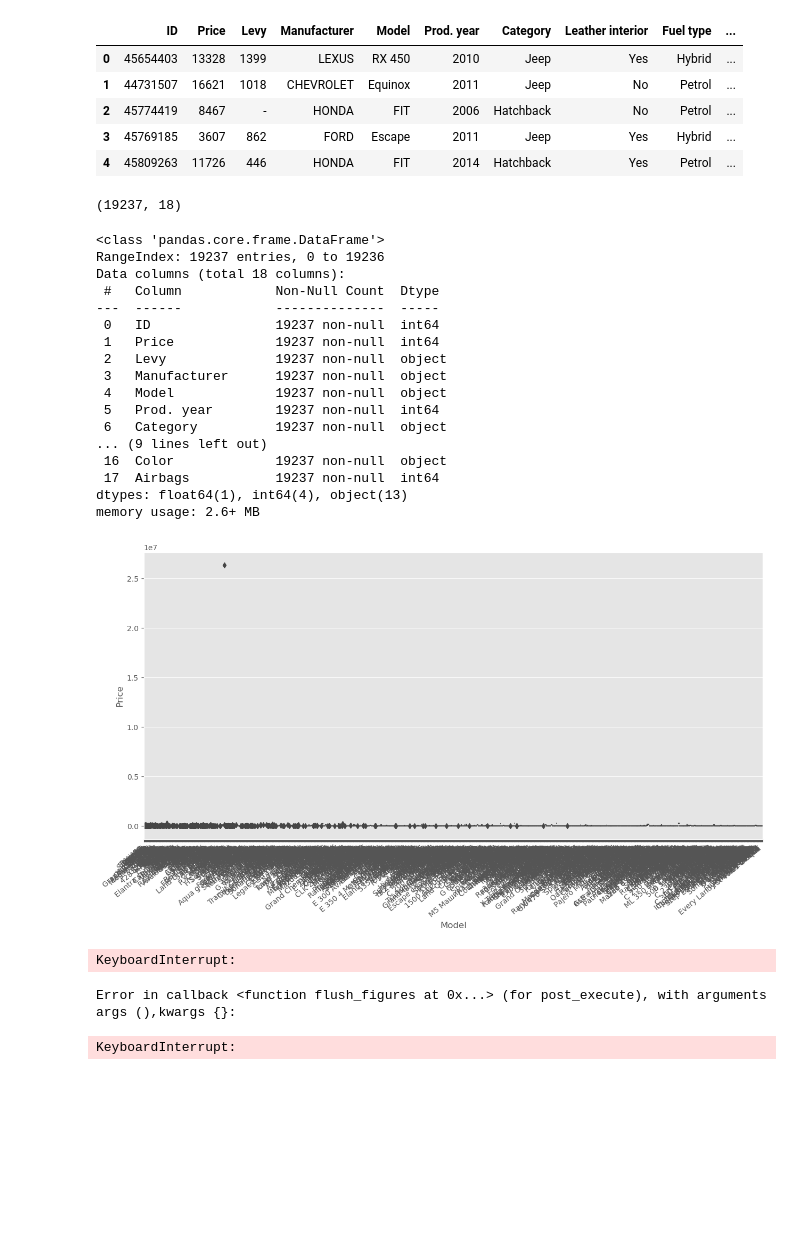
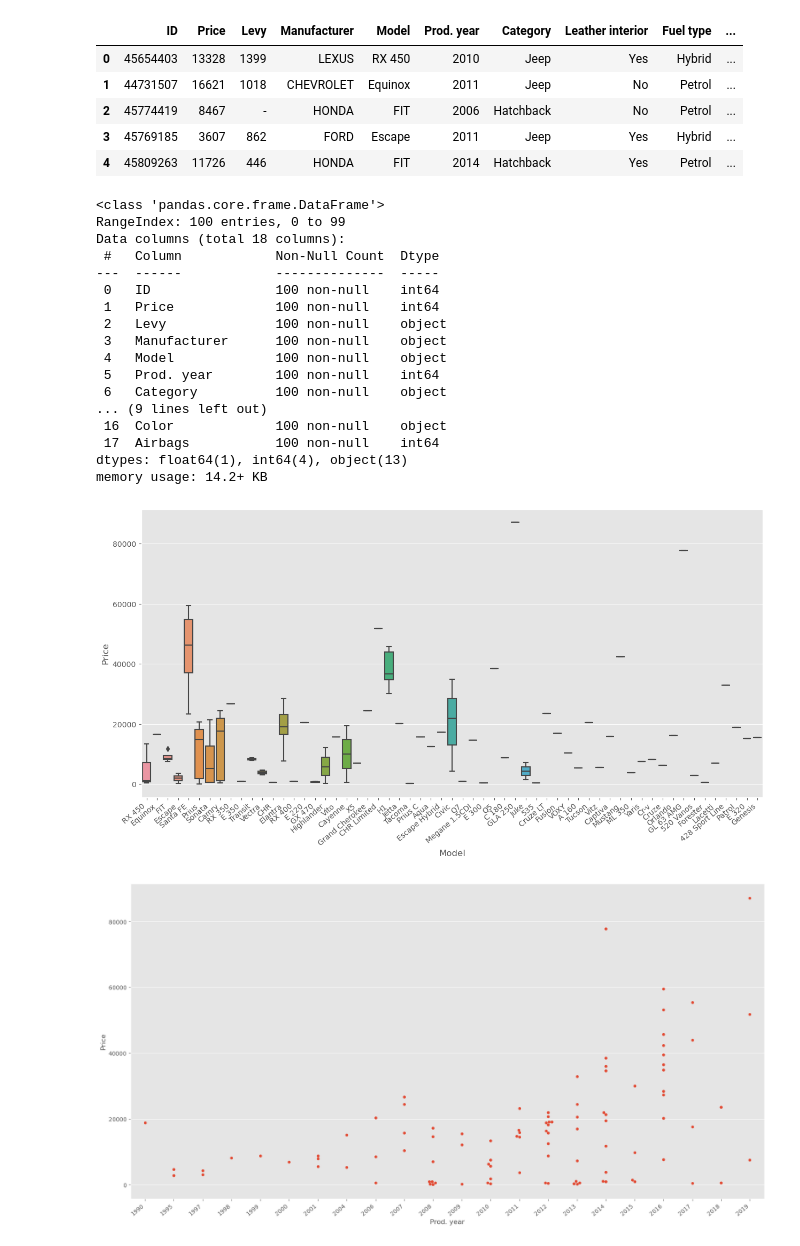
Before and after one commit to AliHShahid/CarPricePrediction, a Jupyter notebook: modelfile.ipynb, the cells around one changed output. Cells and saved outputs as stored; diff of their text form; code cells hidden in the pictures; blank space fills up the shorter version.

```diff
--- a/modelfile.ipynb
+++ b/modelfile.ipynb
@@ -18,26 +18,25 @@ car.head()
 | 4 | 45809263 | 11726 | 446 | HONDA | FIT | 2014 | Hatchback | Yes | Petrol | ... |
 # %%
 car.shape
+df = car.head(100)
-# %% [output]
-(19237, 18)
 # %%
-car.info()
+df.info()
 # %% [output]
 <class 'pandas.core.frame.DataFrame'>
-RangeIndex: 19237 entries, 0 to 19236
+RangeIndex: 100 entries, 0 to 99
 Data columns (total 18 columns):
  #   Column            Non-Null Count  Dtype
 ---  ------            --------------  -----
- 0   ID                19237 non-null  int64
- 1   Price             19237 non-null  int64
- 2   Levy              19237 non-null  object
- 3   Manufacturer      19237 non-null  object
- 4   Model             19237 non-null  object
- 5   Prod. year        19237 non-null  int64
- 6   Category          19237 non-null  object
+ 0   ID                100 non-null    int64
+ 1   Price             100 non-null    int64
+ 2   Levy              100 non-null    object
+ 3   Manufacturer      100 non-null    object
+ 4   Model             100 non-null    object
+ 5   Prod. year        100 non-null    int64
+ 6   Category          100 non-null    object
 ... (9 lines left out)
- 16  Color             19237 non-null  object
- 17  Airbags           19237 non-null  int64
+ 16  Color             100 non-null    object
+ 17  Airbags           100 non-null    int64
 dtypes: float64(1), int64(4), object(13)
-memory usage: 2.6+ MB
+memory usage: 14.2+ KB
 # %%
@@ -46,18 +44,16 @@ import seaborn as sns
 # %%
 
 plt.subplots(figsize=(15,7))
-ax=sns.boxplot(x='Model',y='Price',data=car)
+ax=sns.boxplot(x='Model',y='Price',data=df)
 ax.set_xticklabels(ax.get_xticklabels(),rotation=40,ha='right')
 plt.show()
 # %% [output]
-[figure, old version]
+[figure, new version]
 # %%
 plt.subplots(figsize=(20,10))
-ax=sns.swarmplot(x='Prod. year',y='Price',data=car)
+ax=sns.swarmplot(x='Prod. year',y='Price',data=df)
 ax.set_xticklabels(ax.get_xticklabels(),rotation=40,ha='right')
 plt.show()
 # %% [output]
-KeyboardInterrupt:
-Error in callback <function flush_figures at 0x...> (for post_execute), with arguments args (),kwargs {}:
-KeyboardInterrupt:
+[figure, added]
 # %%
```
Also changed, not shown: parts of 13 cells of this notebook.
